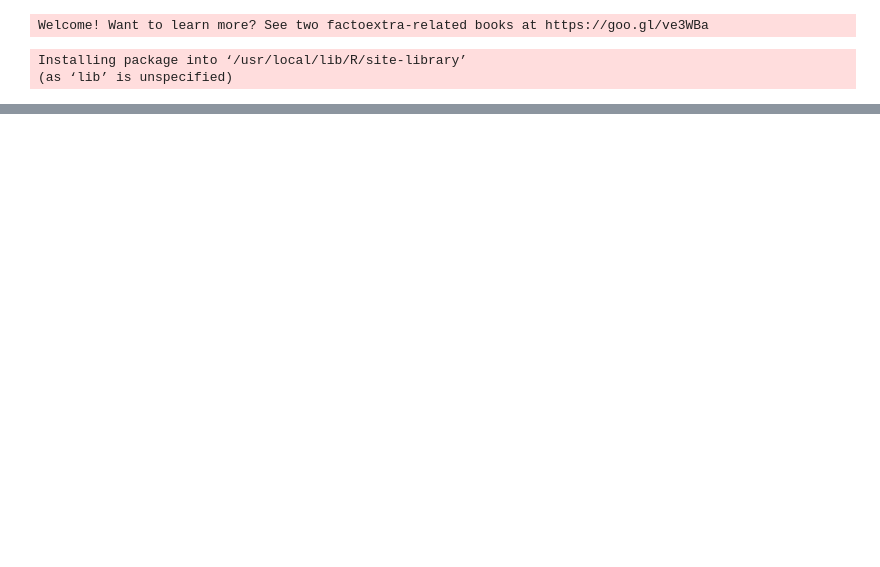
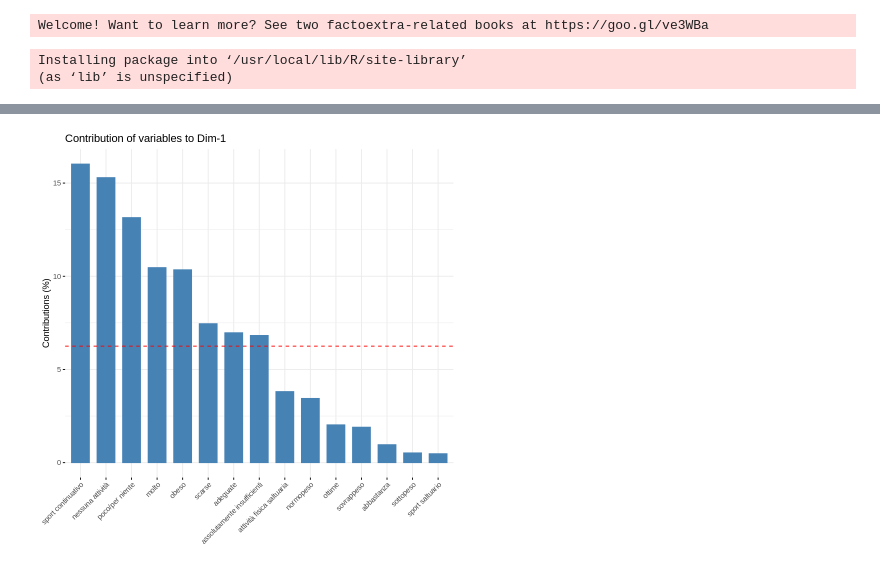
Before and after one commit to bolps/vdm2020, a Jupyter notebook: Progetto_VDM_Sport_e_alimentazione.ipynb, the cells around one changed output, grey strips where cells are left out. Saved outputs shown, nothing was run; the diff lists cells and outputs as text; code cells hidden in the pictures; blank space fills up the shorter version.

```diff
--- a/Progetto_VDM_Sport_e_alimentazione.ipynb
+++ b/Progetto_VDM_Sport_e_alimentazione.ipynb
@@ -755,26 +744,0 @@ fviz_contrib(mca1, choice = "var", axes = 2, top = 15)
-# %%
-ggmca <- function(df,title,moreinfo=c(TRUE,FALSE)){
-  df <- na.omit(df)
-  cats = apply(df, 2, function(x) nlevels(as.factor(x)))
-  mca1 = MCA(df, graph = FALSE)
-  mca1_vars_df = data.frame(mca1$var$coord, Variable = rep(names(cats), cats))
-  mca1_obs_df = data.frame(mca1$ind$coord)
-  g <- ggplot(data = mca1_obs_df, aes(x = Dim.1, y = Dim.2))+
-  geom_hline(yintercept = 0, colour = "gray70")+
-  geom_vline(xintercept = 0, colour = "gray70")+
-  geom_point(colour = "gray50", alpha = 0.0)+
-  geom_density2d(colour = "gray80")+
-  geom_text(data = mca1_vars_df,aes(x = Dim.1, y = Dim.2,label = rownames(mca1_vars_df), colour = Variable))+
-  ggtitle(title)+
-  scale_colour_discrete(name = "Variable")
-  if(moreinfo==FALSE){
-    return(g)}
-    else{
-      c1 <- fviz_screeplot(mca1, addlabels = TRUE, ylim = c(0, 45))
-      c2 <- fviz_mca_var(mca1, choice = "mca.cor",repel = TRUE,ggtheme = theme_minimal())
-      c3 <- fviz_cos2(mca1, choice = "var", axes = 1:2)
-      c4 <- fviz_contrib(mca1, choice = "var", axes = 1, top = 15)
-      c5 <- fviz_contrib(mca1, choice = "var", axes = 2, top = 15)
-      return(list(g,c1,c2,c3,c4,c5))#return(list(g, mca1))
-    }
-}
@@ -866,0 +745,4 @@ ggmca(AVQ18.sport[,c('SESSO','STCIVMi','ISTRMi','CONDMi','RISEC', 'RIPMF')],"MCA
+# %%
+fviz_contrib(mca1, choice = "var", axes = 1, top = 15)
+# %% [output]
+[figure, added]
```
Also changed, not shown: parts of 43 cells of this notebook.
